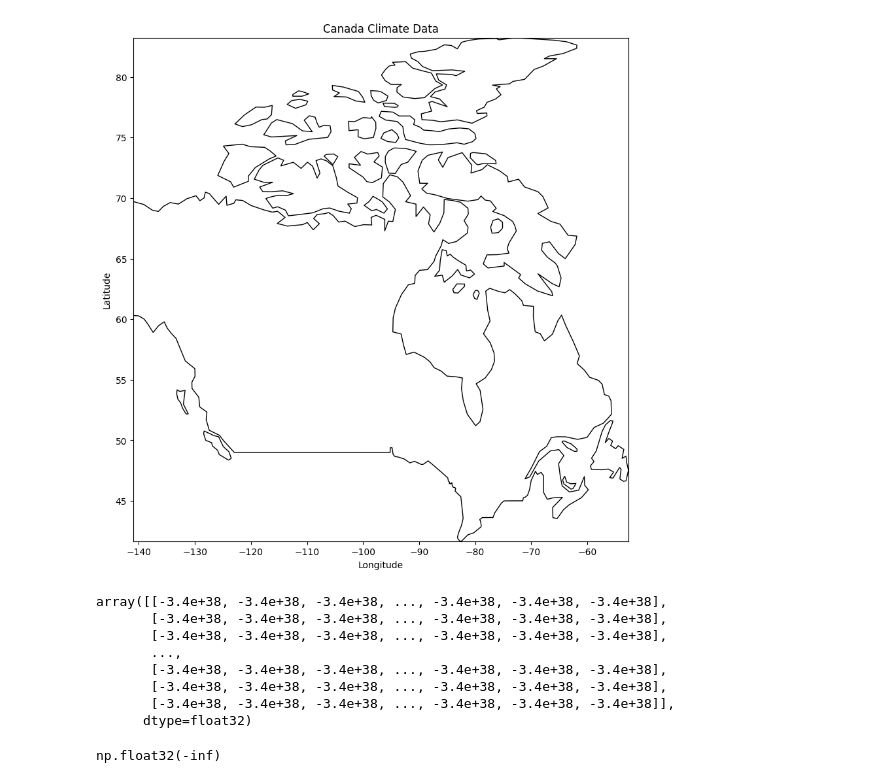
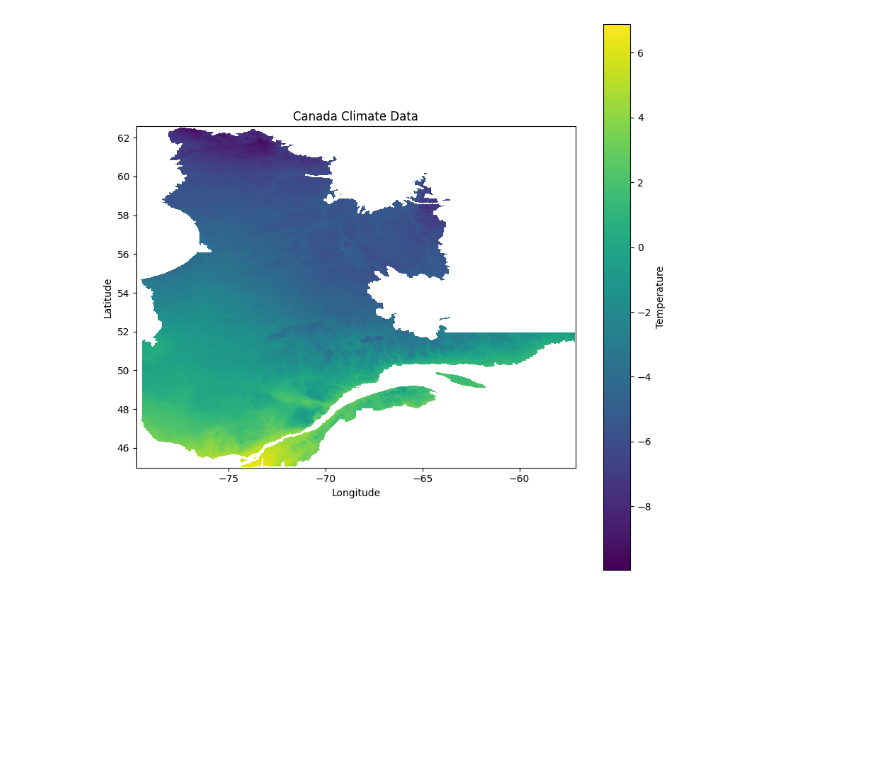
Before and after one commit to alexisbrouillette/species-dist, a Jupyter notebook: main.ipynb, the cells around one changed output. Cells and saved outputs as stored; diff of their text form; code cells hidden in the pictures; blank space fills up the shorter version.

```diff
--- a/main.ipynb
+++ b/main.ipynb
@@ -7,37 +8,3 @@ from rasterio.mask import mask
 # Load country boundaries (Canada)
 gdf = gpd.read_file('data/ne_110m_admin_0_countries/ne_110m_admin_0_countries.shp')
 canada_gdf = gdf[gdf['NAME'] == 'Canada']
-# %%
-tif_file = 'wc2.1_30s_tavg_06.tif'
-with rasterio.open(tif_file) as src:
-    raster_data = src.read()  # read the first band
-    print(raster_data.max(), raster_data.min())
-    affine = src.transform
-    clipped_raster, clipped_transform = mask(src, canada_gdf.geometry, crop=True)
-# %%
-# Plot the clipped raster data
-fig, ax = plt.subplots(figsize=(10, 10))
-ax.imshow(clipped_raster[0], cmap='viridis', extent=(clipped_transform.c, clipped_transform.c + clipped_transform.a * clipped_raster.shape[2], clipped_transform.f + clipped_transform.e * clipped_raster.shape[1], clipped_transform.f))
-ax.set_title('Canada Climate Data')
-ax.set_xlabel('Longitude')
-ax.set_ylabel('Latitude')
-canada_gdf.boundary.plot(ax=ax, edgecolor='black', linewidth=1)
-
-plt.show()
-# %% [output]
-[figure, removed]
-# %%
-clipped_raster[0]
-# %% [output]
-array([[-3.4e+38, -3.4e+38, -3.4e+38, ..., -3.4e+38, -3.4e+38, -3.4e+38],
-       [-3.4e+38, -3.4e+38, -3.4e+38, ..., -3.4e+38, -3.4e+38, -3.4e+38],
-       [-3.4e+38, -3.4e+38, -3.4e+38, ..., -3.4e+38, -3.4e+38, -3.4e+38],
-       ...,
-       [-3.4e+38, -3.4e+38, -3.4e+38, ..., -3.4e+38, -3.4e+38, -3.4e+38],
-       [-3.4e+38, -3.4e+38, -3.4e+38, ..., -3.4e+38, -3.4e+38, -3.4e+38],
-       [-3.4e+38, -3.4e+38, -3.4e+38, ..., -3.4e+38, -3.4e+38, -3.4e+38]],
-      dtype=float32)
-# %%
-clipped_raster.mean()
-# %% [output]
-np.float32(-inf)
@@ -43,0 +14,35 @@ np.float32(-inf)
+# %%
+def plot_raster_data(raster_data, bounds):
+    fig, ax = plt.subplots(figsize=(10, 10))
+    extent = (bounds.left, bounds.right, bounds.bottom, bounds.top)
+    im = ax.imshow(
+        raster_data,
+        cmap='viridis',
+        extent=extent,
+    )
+    ax.set_title('Canada Climate Data')
+    ax.set_xlabel('Longitude')
+    ax.set_ylabel('Latitude')
+
+    # Add a colorbar to show the temperature gradient
+    cbar = plt.colorbar(im, ax=ax, orientation='vertical')
+    cbar.set_label('Temperature')
+
+    plt.show()
+
+def open_tif(file_name):
+    with rasterio.open(file_name) as src:
+        raster_data = src.read(1, masked=True)  # read the first band
+        affine = src.transform
+        raster_data = np.where(raster_data == raster_data.min(), np.nan, raster_data)
+        bounds = src.bounds
+    return raster_data, bounds
+
+def visualize_tif(file_name):
+    raster_data, bounds = open_tif(file_name)
+    plot_raster_data(raster_data, bounds)
+# %%
+raster_data, bounds = open_tif('data\worldClim\clipped_wc2.1_30s_bio_1.tif')
+plot_raster_data(raster_data, bounds)
+# %% [output]
+[figure, added]
```
Also changed, not shown: parts of 14 cells of this notebook, 1 other file.
